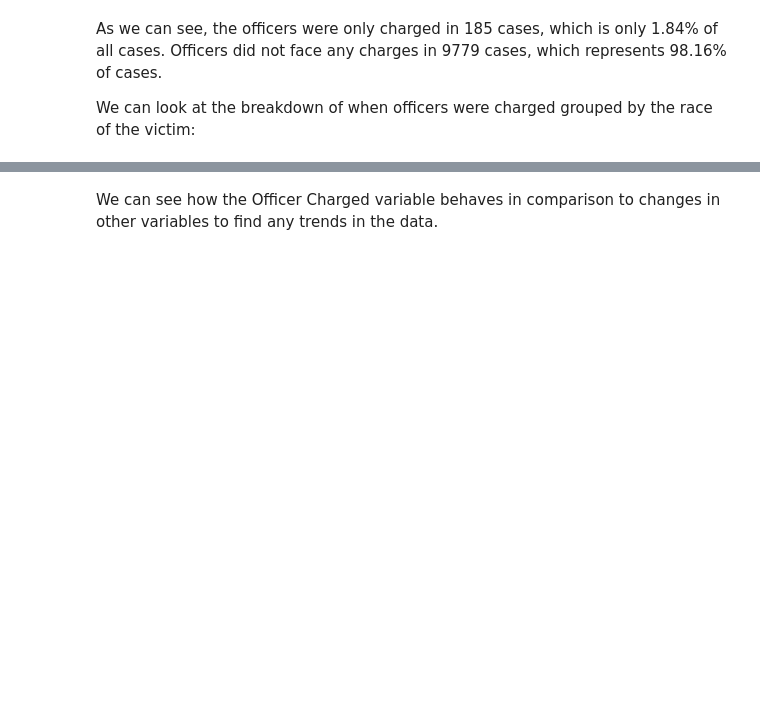
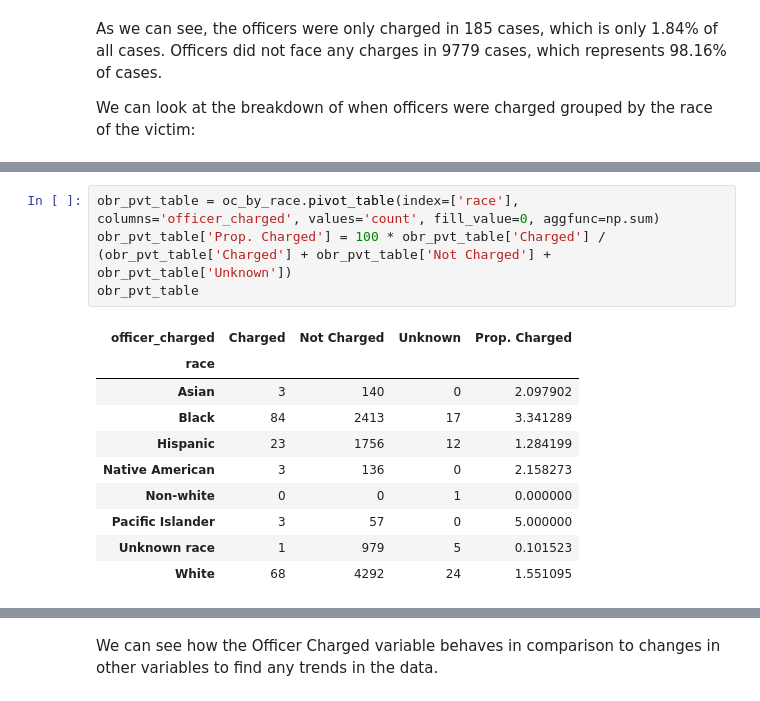
Before and after one commit to dowoma/DDS_BLM, a Jupyter notebook: DataCleaning-copy.ipynb, the cells around one changed output, grey strips where cells are left out. Drawn from its saved outputs; the diff is of its cells as text; blank space fills up the shorter version.

```diff
--- a/DataCleaning-copy.ipynb
+++ b/DataCleaning-copy.ipynb
@@ -220,0 +228,15 @@ oc_by_race
+# %%
+obr_pvt_table = oc_by_race.pivot_table(index=['race'], columns='officer_charged', values='count', fill_value=0, aggfunc=np.sum)
+obr_pvt_table['Prop. Charged'] = 100 * obr_pvt_table['Charged'] / (obr_pvt_table['Charged'] + obr_pvt_table['Not Charged'] + obr_pvt_table['Unknown'])
+obr_pvt_table
+# %% [output]
+| officer_charged | Charged | Not Charged | Unknown | Prop. Charged |
+| race |  |  |  |  |
+| Asian | 3 | 140 | 0 | 2.097902 |
+| Black | 84 | 2413 | 17 | 3.341289 |
+| Hispanic | 23 | 1756 | 12 | 1.284199 |
+| Native American | 3 | 136 | 0 | 2.158273 |
+| Non-white | 0 | 0 | 1 | 0.000000 |
+| Pacific Islander | 3 | 57 | 0 | 5.000000 |
+| Unknown race | 1 | 979 | 5 | 0.101523 |
+| White | 68 | 4292 | 24 | 1.551095 |
```
Also changed, not shown: parts of 10 cells of this notebook.
